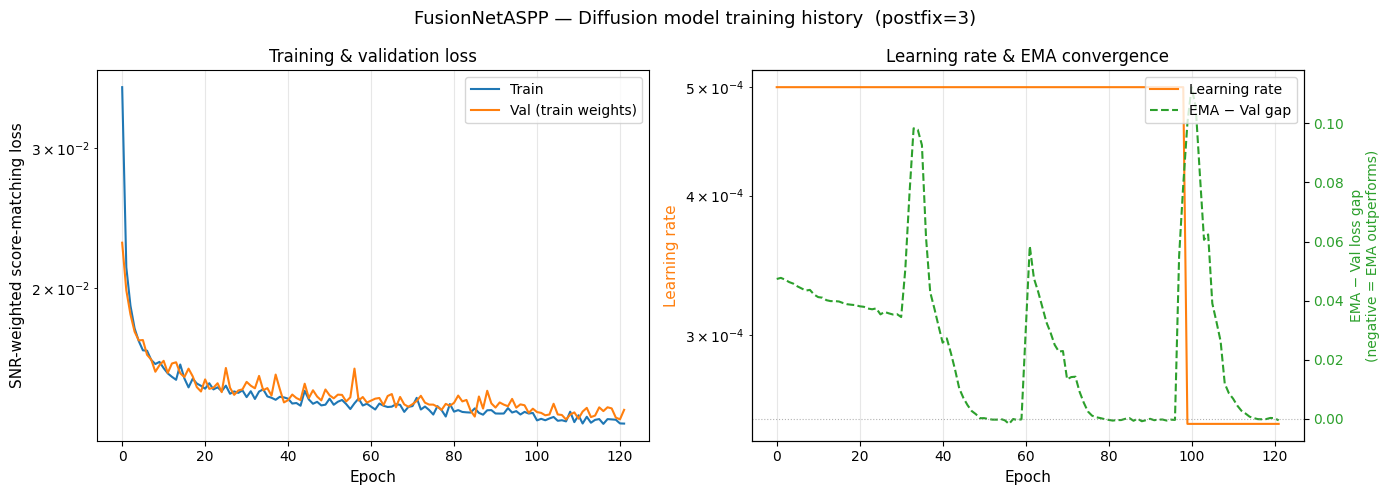
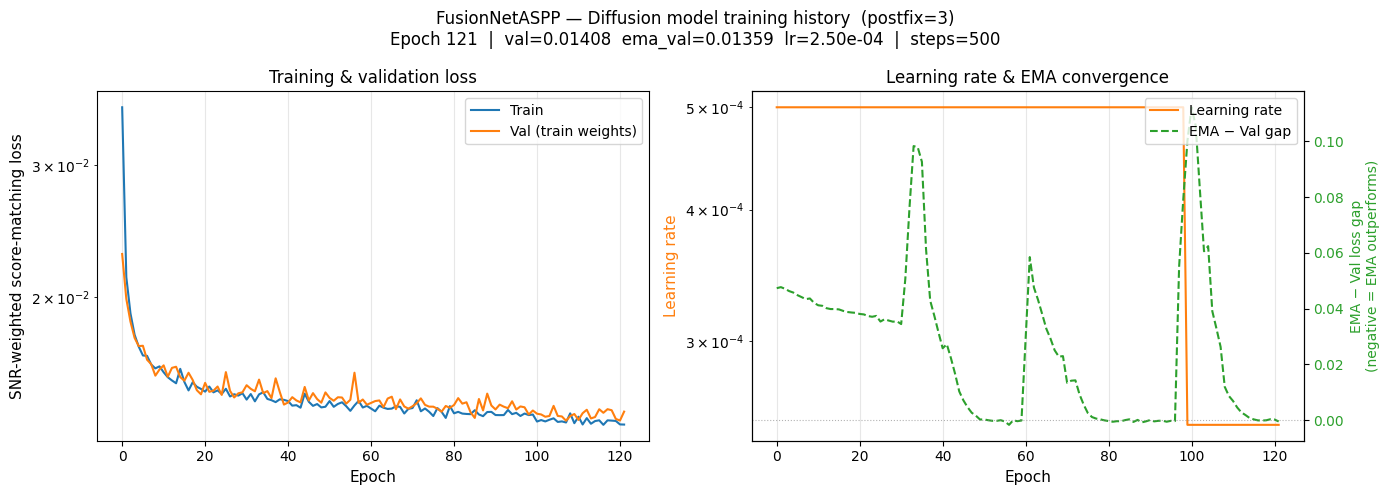
Code edit (unified diff) that turned the first committed figure into the second:
--- before
+++ after
@@ -60,7 +60,15 @@
         labs  = [l.get_label() for l in lns]
         ax2.legend(lns, labs, loc='upper right', fontsize=10)
+    _epoch     = diff_info['epoch']
+    _val       = diff_info['val_loss']
+    _ema_val   = diff_info['ema_val_loss']
+    _lr        = _h['lr'][_h['epoch'].index(_epoch)] if _epoch in _h['epoch'] else float('nan')
+    _ckpt_name = os.path.basename(BEST_CKPT if os.path.exists(BEST_CKPT) else DIFF_CKPT)
 
-    plt.suptitle(f'{mdl_cls.name} — Diffusion model training history  (postfix={postfix})',
-                 fontsize=13)
+    subtitle = (f'Epoch {_epoch}  |  val={_val:.5f}  ema_val={_ema_val:.5f}  '
+                f'lr={_lr:.2e}  |  steps={NUM_STEPS}')
+
+    plt.suptitle(f'{mdl_cls.name} — Diffusion model training history  (postfix={postfix})\n{subtitle}',
+                 fontsize=12)
     plt.tight_layout()
     plt.show()

Commit: Updated plot subtitles